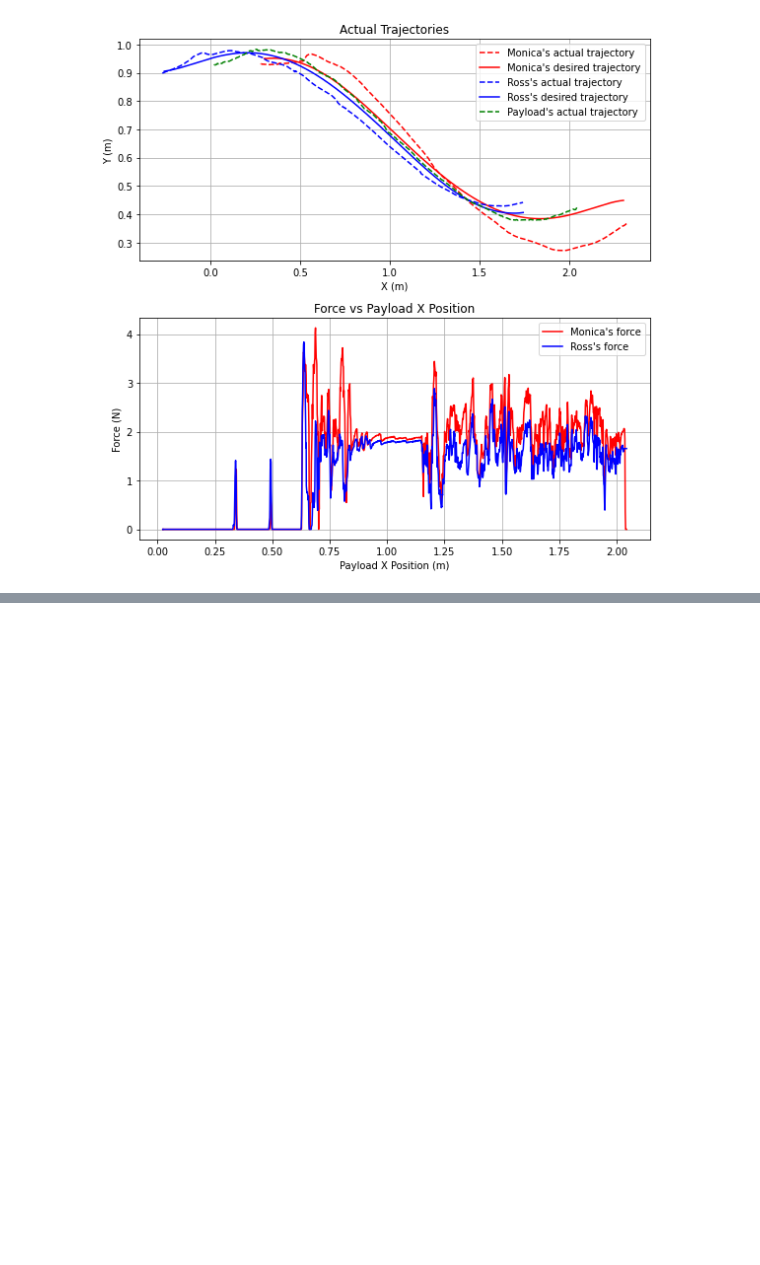
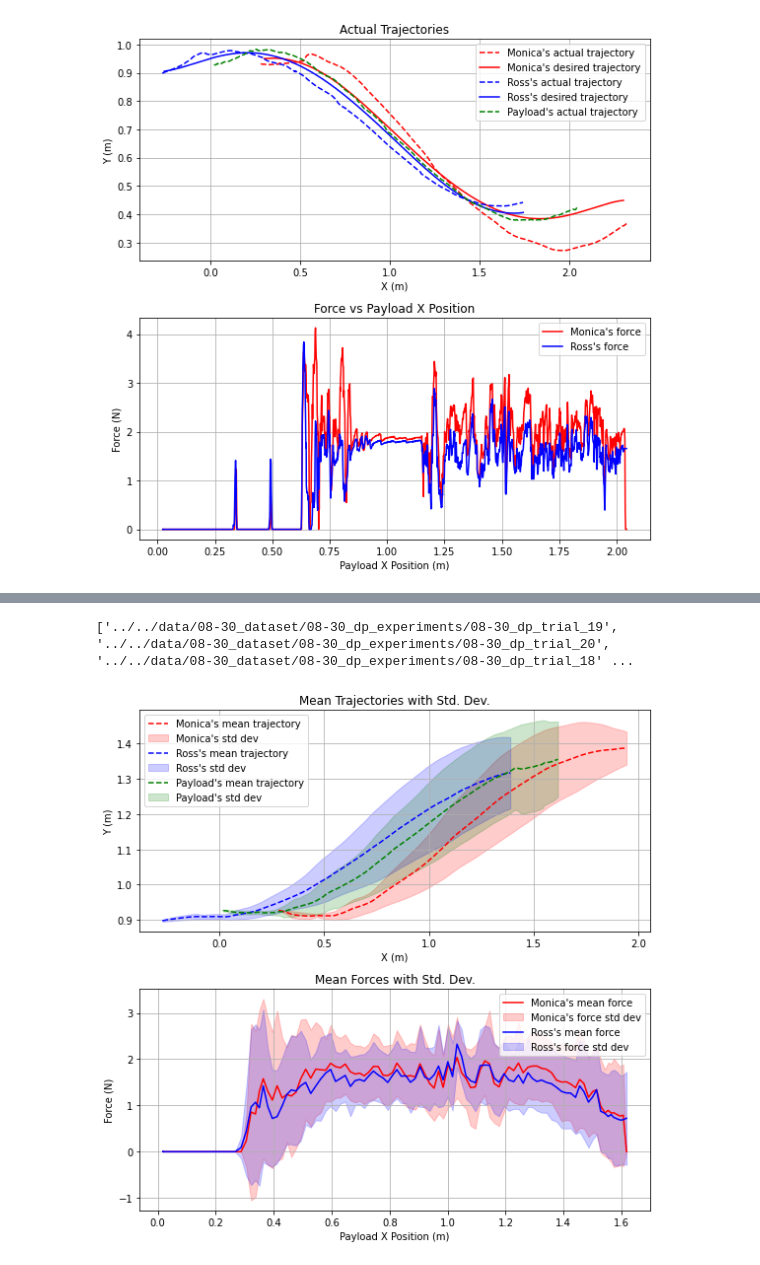
Before and after one commit to BCLab-UNM/MARIAM, a Jupyter notebook: analysis/vicon_experiments/traj_forces_plot.ipynb, the cells around one changed output, grey strips where cells are left out. Saved outputs shown, nothing was run; the diff lists cells and outputs as text; code cells hidden in the pictures; blank space fills up the shorter version.

```diff
--- a/analysis/vicon_experiments/traj_forces_plot.ipynb
+++ b/analysis/vicon_experiments/traj_forces_plot.ipynb
@@ -444,0 +496,27 @@ plot_stats(stats, fig_size=(8, 8))
+# %%
+base_path = '../../data/08-30_dataset/08-30_dp_experiments/'
+dirs = os.listdir(base_path)
+
+# Match directories ending with '16' to '30'
+pattern = re.compile(
+    r'16$|17$|18$|19$|20$|21$|22$|23$|24$|25$|26$|27$|28$|29$|30$')
+filtered_dirs = [
+    os.path.join(base_path, d)
+    for d in dirs
+    if pattern.search(d)
+]
+
+print(filtered_dirs)
+stats = get_stats(
+    filtered_dirs,
+    time_col=time_col,
+    n_samples=100,
+    tolerance=tolerance,
+    add_nans=False
+)
+# %% [output]
+['../../data/08-30_dataset/08-30_dp_experiments/08-30_dp_trial_19', '../../data/08-30_dataset/08-30_dp_experiments/08-30_dp_trial_20', '../../data/08-30_dataset/08-30_dp_experiments/08-30_dp_trial_18' ...
+# %%
+plot_stats(stats, fig_size=(8, 8))
+# %% [output]
+[figure, added]
```
Also changed, not shown: parts of 4 cells of this notebook.
